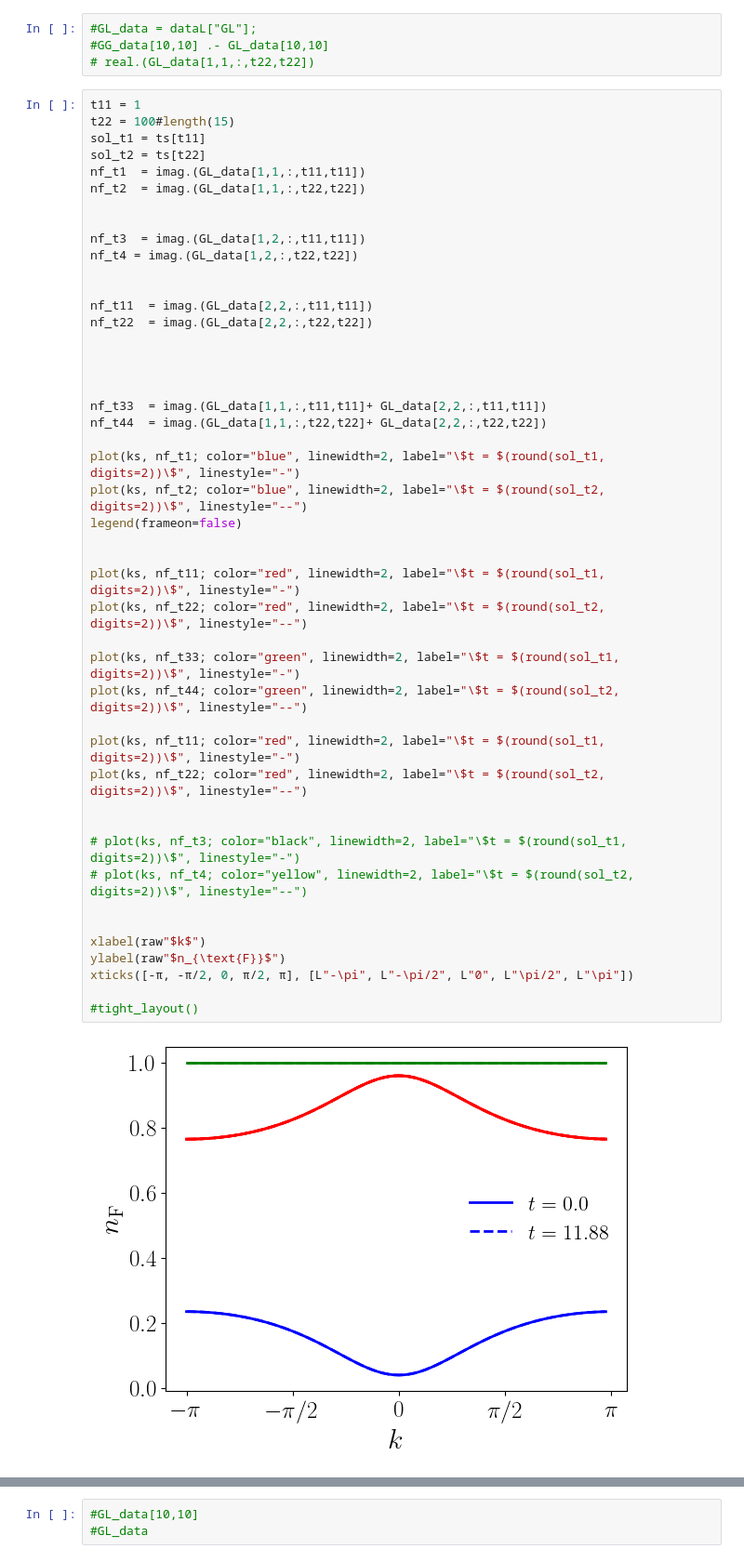
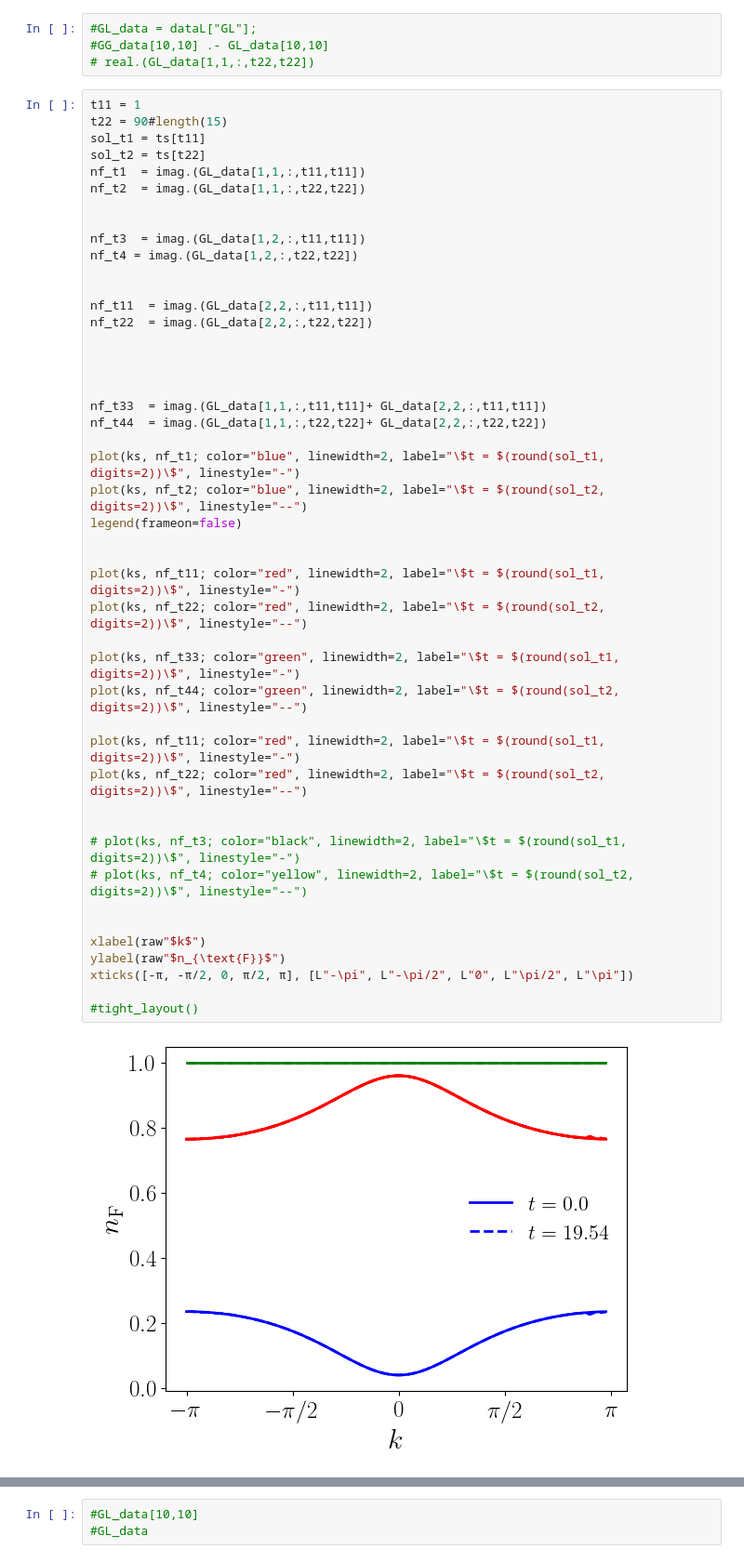
Before and after one commit to Jalil199/KBE-DrivenElectrons, a Jupyter notebook: main-rice_mele.ipynb, the cells around one changed output, grey strips where cells are left out. Shown at 93% size. Drawn from its saved outputs; the diff is of its cells as text.

```diff
--- a/main-rice_mele.ipynb
+++ b/main-rice_mele.ipynb
@@ -716,7 +687,7 @@ size(ts)
 # real.(GL_data[1,1,:,t22,t22])
 # %%
 t11 = 1
-t22 = 100#length(15)
+t22 = 90#length(15)
 sol_t1 = ts[t11]
 sol_t2 = ts[t22]
 nf_t1  = imag.(GL_data[1,1,:,t11,t11])
@@ -734,34 +705,34 @@ nf_t22  = imag.(GL_data[2,2,:,t22,t22])
 
 
 nf_t33  = imag.(GL_data[1,1,:,t11,t11]+ GL_data[2,2,:,t11,t11])
 nf_t44  = imag.(GL_data[1,1,:,t22,t22]+ GL_data[2,2,:,t22,t22])
 
 plot(ks, nf_t1; color="blue", linewidth=2, label="\$t = $(round(sol_t1, digits=2))\$", linestyle="-")
 plot(ks, nf_t2; color="blue", linewidth=2, label="\$t = $(round(sol_t2, digits=2))\$", linestyle="--")
 legend(frameon=false)
 
 
 plot(ks, nf_t11; color="red", linewidth=2, label="\$t = $(round(sol_t1, digits=2))\$", linestyle="-")
 plot(ks, nf_t22; color="red", linewidth=2, label="\$t = $(round(sol_t2, digits=2))\$", linestyle="--")
 
 plot(ks, nf_t33; color="green", linewidth=2, label="\$t = $(round(sol_t1, digits=2))\$", linestyle="-")
 plot(ks, nf_t44; color="green", linewidth=2, label="\$t = $(round(sol_t2, digits=2))\$", linestyle="--")
 
 plot(ks, nf_t11; color="red", linewidth=2, label="\$t = $(round(sol_t1, digits=2))\$", linestyle="-")
 plot(ks, nf_t22; color="red", linewidth=2, label="\$t = $(round(sol_t2, digits=2))\$", linestyle="--")
 
 
 # plot(ks, nf_t3; color="black", linewidth=2, label="\$t = $(round(sol_t1, digits=2))\$", linestyle="-")
 # plot(ks, nf_t4; color="yellow", linewidth=2, label="\$t = $(round(sol_t2, digits=2))\$", linestyle="--")
 
 
 xlabel(raw"$k$")
 ylabel(raw"$n_{\text{F}}$")
 xticks([-π, -π/2, 0, π/2, π], [L"-\pi", L"-\pi/2", L"0", L"\pi/2", L"\pi"])
 
 #tight_layout()
 # %% [output]
-[figure, old version]
+[figure, new version]
 (PyCall.PyObject[PyObject <matplotlib.axis.XTick object at 0x...>, PyObject <matplotlib.axis.XTick object at 0x...>, PyObject <matplotlib.axis.XTick object at 0x...>, PyObject <matplotlib.axis.XTick o ...
 # %%
 #GL_data[10,10]
```
Also changed, not shown: parts of 18 cells of this notebook, 4 other files.
